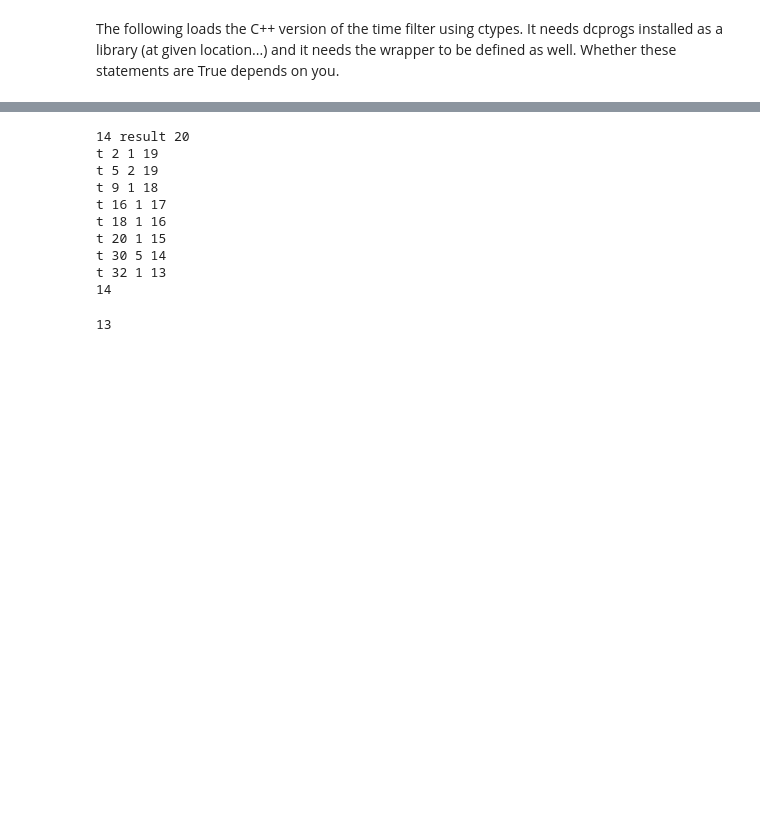
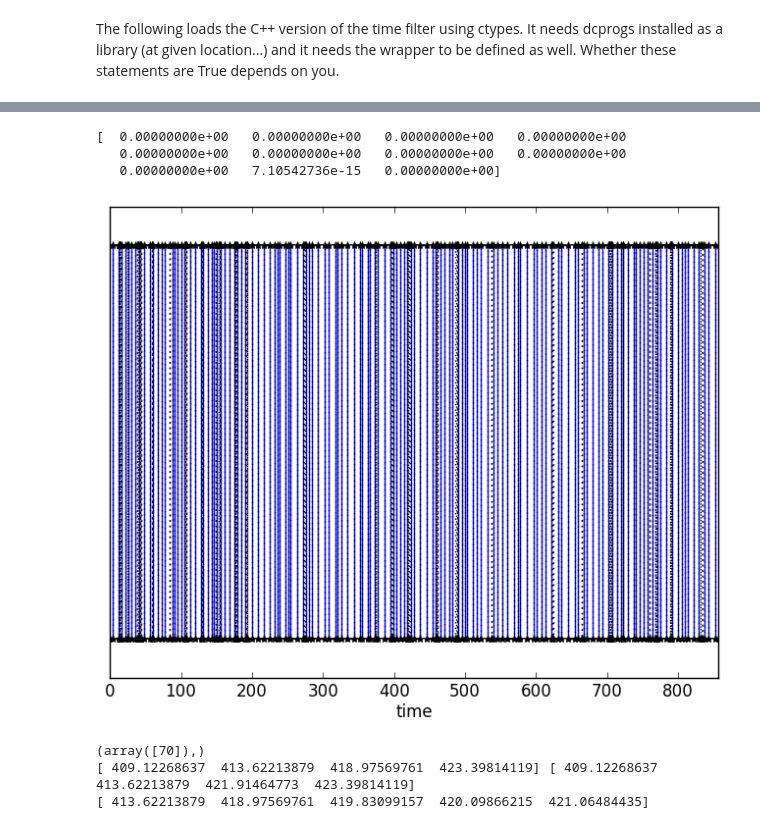
Before and after one commit to DCPROGS/HJCFIT, a Jupyter notebook: exploration/Time series.ipynb, the cells around one changed output, grey strips where cells are left out. Drawn from its saved outputs; the diff is of its cells as text; code cells hidden in the pictures; blank space fills up the shorter version.

```diff
--- a/exploration/Time series.ipynb
+++ b/exploration/Time series.ipynb
@@ -163,34 +48,38 @@ series = array([0, 6.253730152737619, 7.1395739649369805, 14.980994970370155, 15
-# %%
-def nbfilters(series, tau):
-    from numpy import logical_not
-    intervals = (series[1:] - series[:-1]) < tau
-    i, result = 0, sum(logical_not(intervals))
-    print "result", result
-    while i < len(intervals):
-        if intervals[i]:
-            sub = 0
-            while intervals[i] and i < len(intervals):
-                i += 1
-                sub += 1
-            if sub % 2 == 1: result -G= 1
-            print "t", i, sub, result
-        i += 1
-    return result + 1
-
-filtered = time_filter_wrapper(series, 1)
-print len(filtered), nbfilters(series, 1)
-# %% [output]
-14 result 20
-t 2 1 19
-t 5 2 19
-t 9 1 18
-t 16 1 17
-t 18 1 16
-t 20 1 15
-t 30 5 14
-t 32 1 13
-14
-# %%
-sum((series[1:] - series[:-1]) < 1)
-# %% [output]
-13
+# %%
+from dcprogs.likelihood import time_filter as cpp_time_filter
+filtered = cpp_time_filter(series, 1)
+print filtered - perfect
+# %% [output]
+[  0.00000000e+00   0.00000000e+00   0.00000000e+00   0.00000000e+00
+   0.00000000e+00   0.00000000e+00   0.00000000e+00   0.00000000e+00
+   0.00000000e+00   7.10542736e-15   0.00000000e+00]
+# %%
+check =   array([   0.        ,    8.02032094,   15.57204974,   25.51160194,
+               30.18474983,   37.13827442,   45.22499582,   52.95495114,
+               60.94163241,   64.36250609,   67.68543494,   70.87952315,
+               78.15194284,   87.00549377,   95.67032445,   99.61786065,
+              103.53299119])
+series =       array([   0.        ,    2.75887931,    2.90539286,    8.02032094,
+               15.57204974,   23.40147073,   24.39530492,   25.51160194,
+               30.18474983,   37.13827442,   40.91220602,   41.2375526 ,
+               45.22499582,   52.95495114,   54.73983458,   55.26673857,
+               55.74983   ,   55.76238591,   60.94163241,   62.21406873,
+               63.09479411,   64.36250609,   67.68543494,   70.87952315,
+               78.15194284,   83.63397672,   83.96628385,   87.00549377,
+               93.98033018,   94.46407608,   95.67032445,   99.61786065,
+              103.53299119])
+plot_time_series(check)
+plot_time_series(series, ax=gca(), marker='*', color='k', linestyle=':')
+display(gcf())
+# %% [output]
+[figure, added]
+# %%
+result = cpp_time_filter(series, 1)
+print where(abs(result - check) > 1e-8)
+print check[68:72], result[68:72]
+print series[113:118]
+print
+# %% [output]
+(array([70]),)
+[ 409.12268637  413.62213879  418.97569761  423.39814119] [ 409.12268637  413.62213879  421.91464773  423.39814119]
+[ 413.62213879  418.97569761  419.83099157  420.09866215  421.06484435]
```
Also changed, not shown: parts of 7 cells of this notebook, 5 other files.
